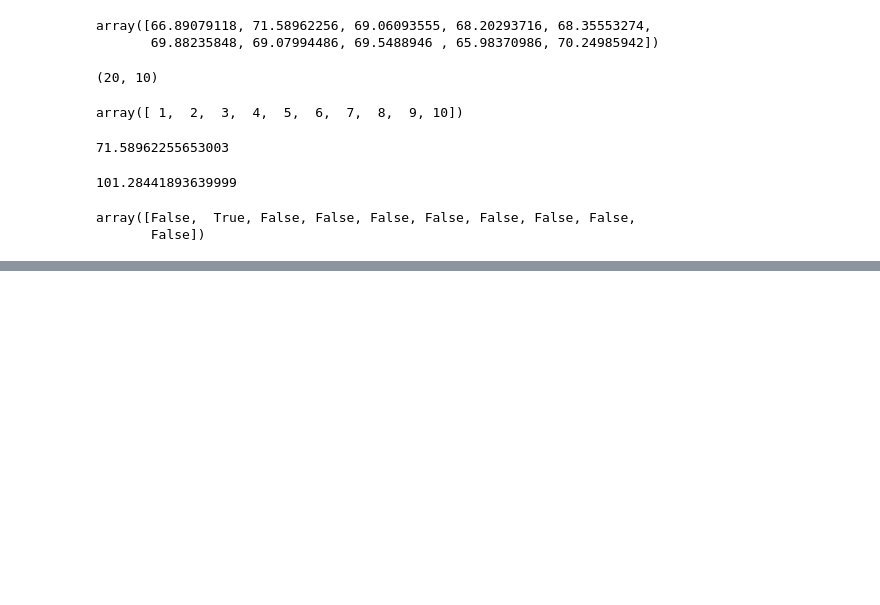
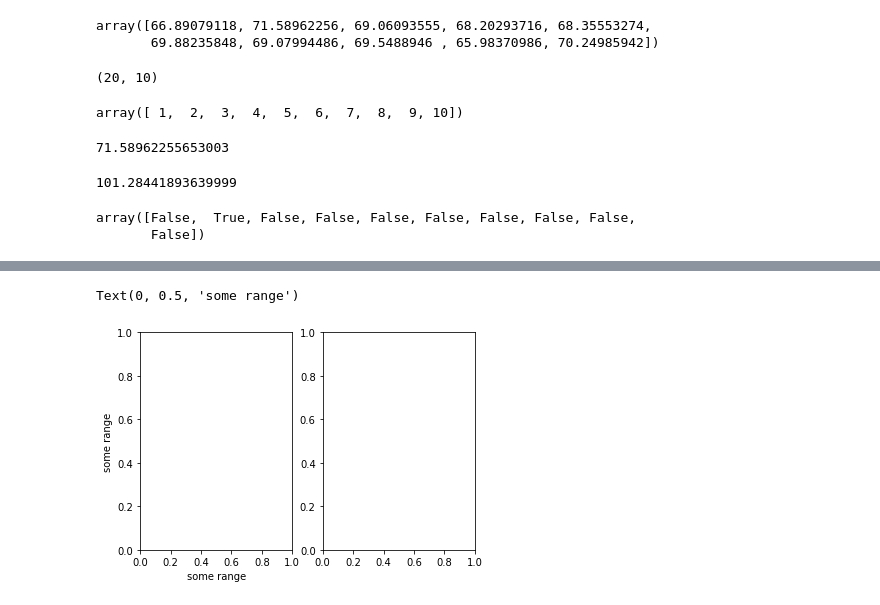
Before and after one commit to alessiavisigalli/gittest_avisigalli, a Jupyter notebook: pyBootParma.ipynb, the cells around one changed output, grey strips where cells are left out. Saved outputs shown, nothing was run; the diff lists cells and outputs as text; code cells hidden in the pictures; blank space fills up the shorter version.

```diff
--- a/pyBootParma.ipynb
+++ b/pyBootParma.ipynb
@@ -584,0 +611,9 @@ array([False,  True, False, False, False, False, False, False, False,
+# %%
+fig = plt.figure()
+ax1 = fig.add_subplot(121)
+ax2 = fig.add_subplot(122)
+ax1.set_xlabel("some range")
+ax1.set_ylabel("some range")
+# %% [output]
+Text(0, 0.5, 'some range')
+[figure, added]
```
Also changed, not shown: parts of 6 cells of this notebook.
